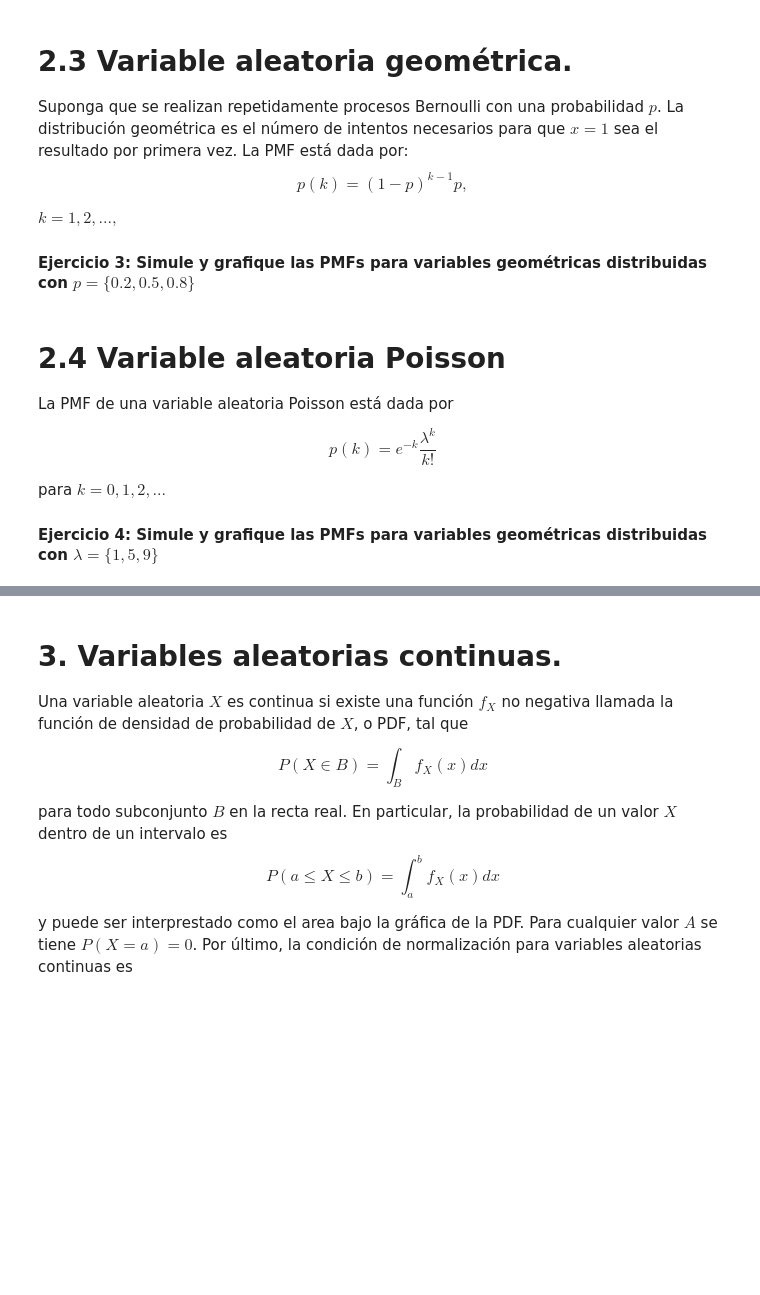
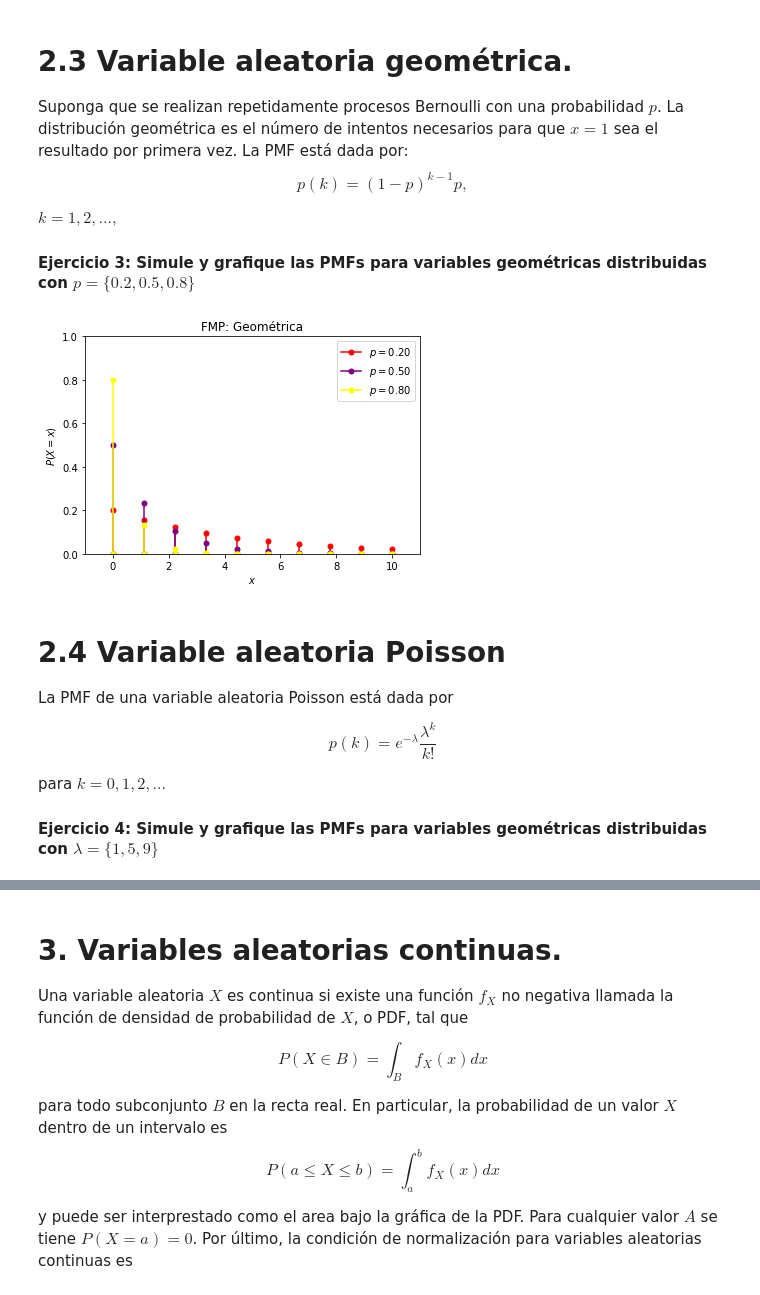
Before and after one commit to Cpicon/DataSciencePythonCourse, a Jupyter notebook: 7Estadistica/1_VariablesContinuasyDiscretas.ipynb, the cells around one changed output, grey strips where cells are left out. Drawn from its saved outputs; the diff is of its cells as text; code cells hidden in the pictures; blank space fills up the shorter version.

```diff
--- a/7Estadistica/1_VariablesContinuasyDiscretas.ipynb
+++ b/7Estadistica/1_VariablesContinuasyDiscretas.ipynb
@@ -69,13 +135,44 @@ p(k)=(1-p)^{k-1}p,
 $k=1,2,...,$
 
 #### Ejercicio 3: Simule y grafique las PMFs para variables geométricas distribuidas con $p=\{0.2, 0.5, 0.8\}$
+# %%
+def geometrica(x,p):
+    n=20
+    return p*(1-p)**(x)
+
+
+def graficarGeometrica():
+    p=np.linspace(0.2,0.8,3)
+    cs=['red','purple','yellow','black','gray','green','orange','cyan']
+    x=np.linspace(0,10,10)
+    for i in range(0,len(p)):
+        for _x in x:
+            if _x==0:
+                plt.axvline(x=_x,ymax=geometrica(_x,p[i]),c=cs[i],marker='o',markersize=5,label=r"$p=%.2f$"%(p[i]))
+            else:
+                plt.axvline(x=_x,ymax=geometrica(_x,p[i]),c=cs[i],marker='o',markersize=5)
+
+            plt.legend()
+            plt.xlabel(r'$x$')
+            plt.ylabel(r'$P(x)$')
+            plt.ylim([0,1])
+            plt.xlim([-1,11])
+    plt.title("FMP: Geométrica")
+    plt.xlabel(r"$x$")
+    plt.ylabel('$P(X=x)$')
+    plt.savefig('Geometrica.png')
+    plt.show()
+
+graficarGeometrica()
+# %% [output]
+[figure, added]
 # %% [markdown]
 # 2.4 Variable aleatoria Poisson
 
 La PMF de una variable aleatoria Poisson está dada por
 
 \begin{equation}
-p(k)=e^{-k} \frac{\lambda^k}{k!}
+p(k)=e^{-\lambda} \frac{\lambda^k}{k!}
 \end{equation}
 
 para $k=0,1,2,...$
```
Also changed, not shown: parts of 17 cells of this notebook, 2 other files.
